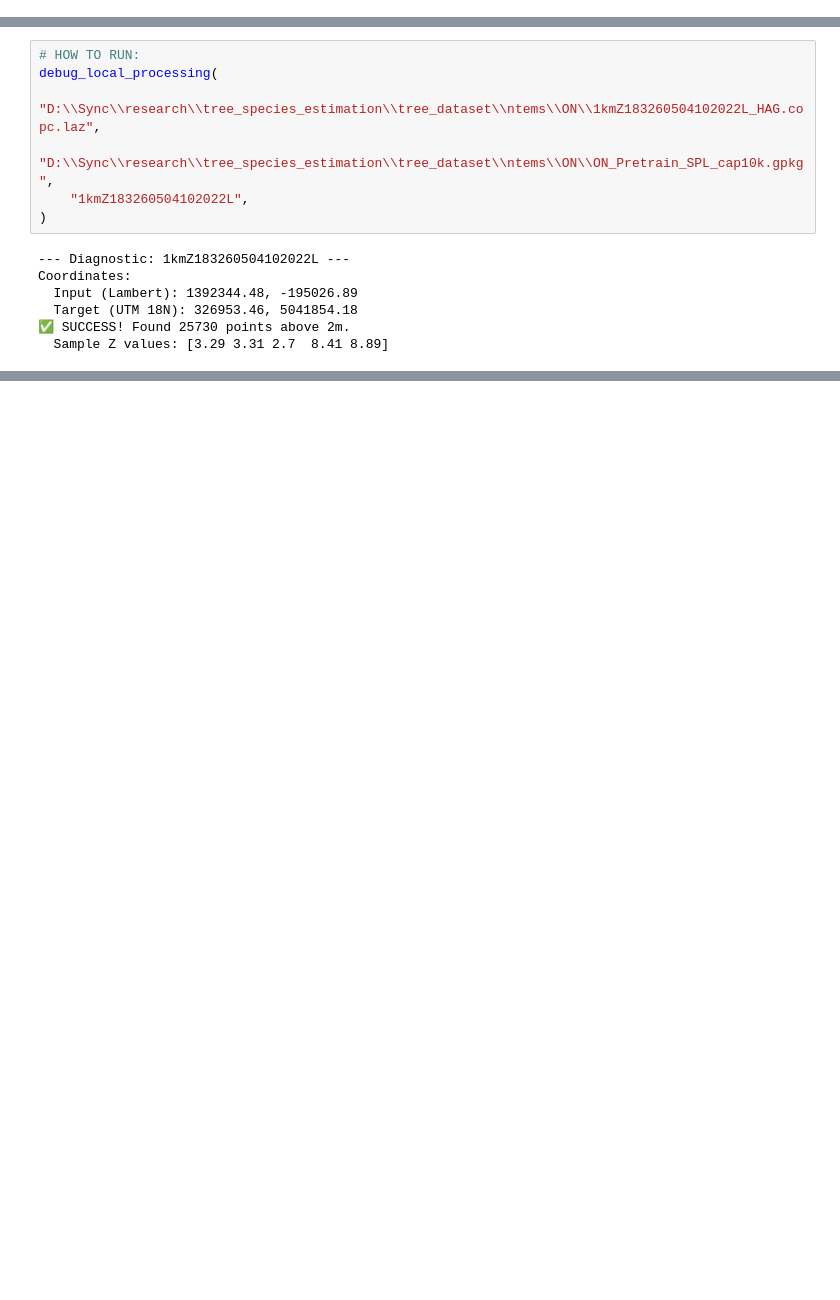
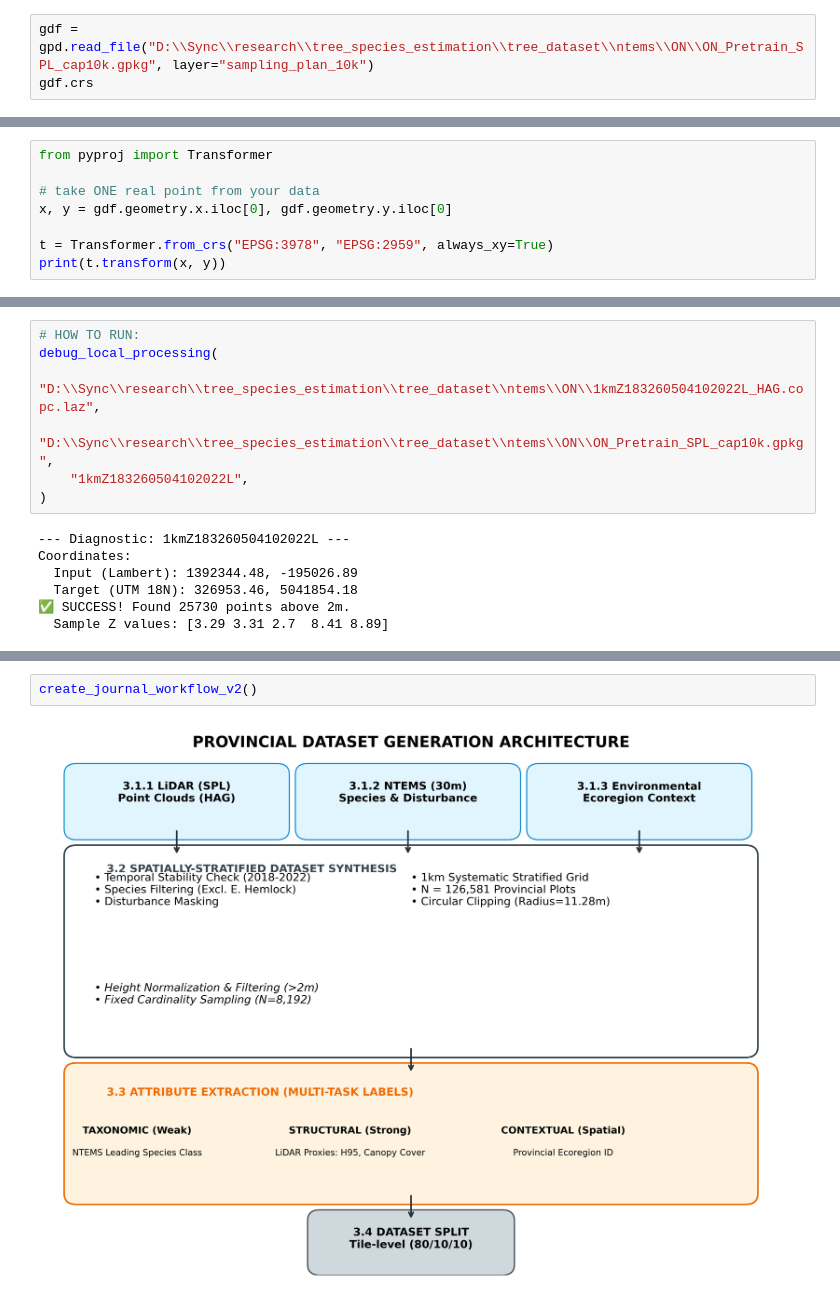
Before and after one commit to yuwei-cao-git/CE-TSC, a Jupyter notebook: data_processing/pretext_dataset.ipynb, the cells around one changed output, grey strips where cells are left out. Drawn from its saved outputs; the diff is of its cells as text; blank space fills up the shorter version.

Commit message:
'datasets'

```diff
--- a/data_processing/pretext_dataset.ipynb
+++ b/data_processing/pretext_dataset.ipynb
@@ -408,3 +408,6 @@ def debug_local_processing(laz_path, gpkg_path, tile_name_to_test):
 
     except Exception as e:
         print(f"❌ ERROR: {e}")
+# %%
+gdf = gpd.read_file("D:\\Sync\\research\\tree_species_estimation\\tree_dataset\\ntems\\ON\\ON_Pretrain_SPL_cap10k.gpkg", layer="sampling_plan_10k")
+gdf.crs
@@ -410,0 +429,8 @@ def debug_local_processing(laz_path, gpkg_path, tile_name_to_test):
+# %%
+from pyproj import Transformer
+
+# take ONE real point from your data
+x, y = gdf.geometry.x.iloc[0], gdf.geometry.y.iloc[0]
+
+t = Transformer.from_crs("EPSG:3978", "EPSG:2959", always_xy=True)
+print(t.transform(x, y))
@@ -460,0 +569,4 @@ print(f"Train: {len(train_df)} | Val: {len(val_df)} | Test: {len(test_df)}")
+# %%
+create_journal_workflow_v2()
+# %% [output]
+[figure, added]
```
Also changed, not shown: parts of 5 cells of this notebook, 8 other files.
